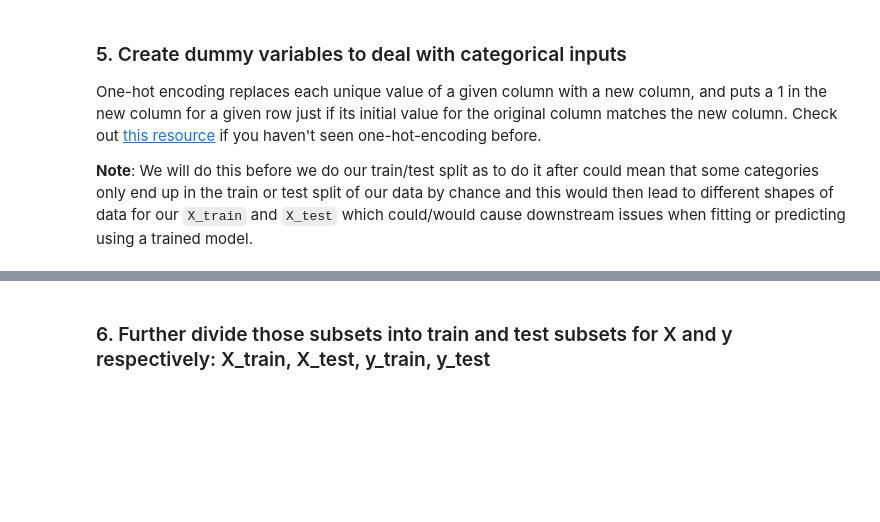
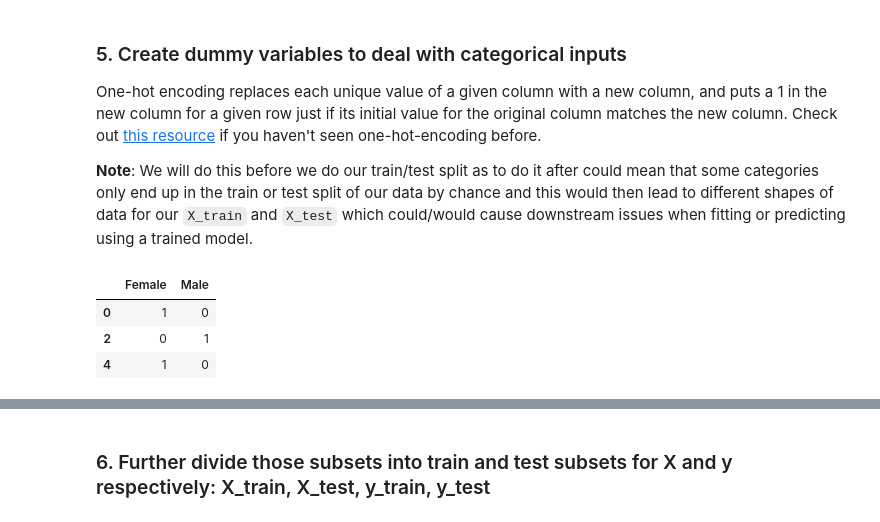
Before and after one commit to cabruck/DataScienceDecisionTree, a Jupyter notebook: Springboard Decision Tree Specialty Coffee Case Study - Tier 3.ipynb, the cells around one changed output, grey strips where cells are left out. Drawn from its saved outputs; the diff is of its cells as text; code cells hidden in the pictures; blank space fills up the shorter version.

```diff
--- a/Springboard Decision Tree Specialty Coffee Case Study - Tier 3.ipynb
+++ b/Springboard Decision Tree Specialty Coffee Case Study - Tier 3.ipynb
@@ -345,0 +358,11 @@ _ _ _
+# %%
+# One-hot encode all features in X.
+
+#CB: Um, must actually mean "One-hot encode all _categorical_ features in X that aren't already coded as 0,1."
+encoded = pd.get_dummies(X['Gender'])
+encoded.head(3)
+# %% [output]
+|  | Female | Male |
+| 0 | 1 | 0 |
+| 2 | 0 | 1 |
+| 4 | 1 | 0 |
```
Also changed, not shown: parts of 13 cells of this notebook.
